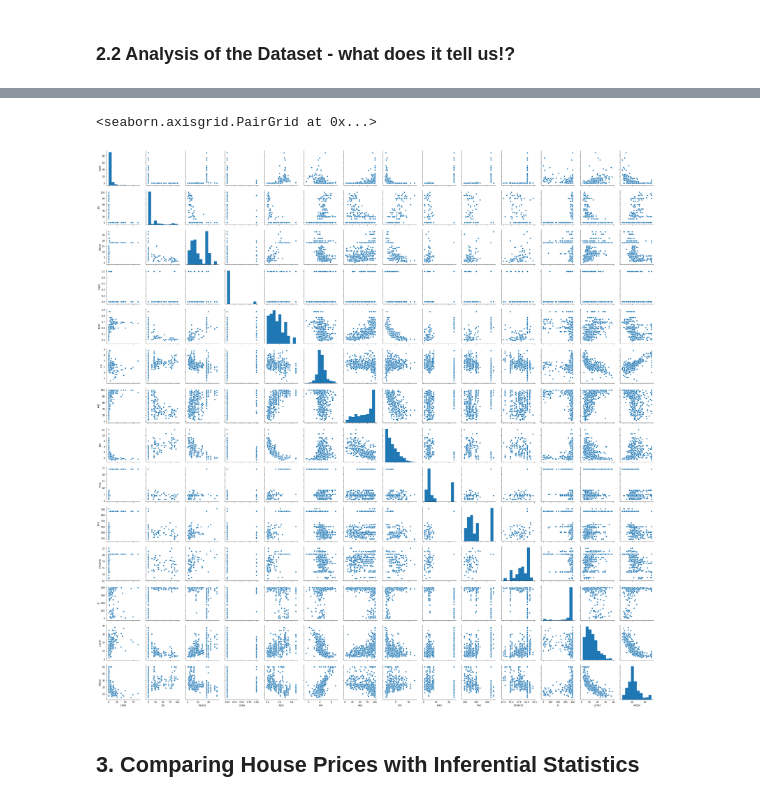
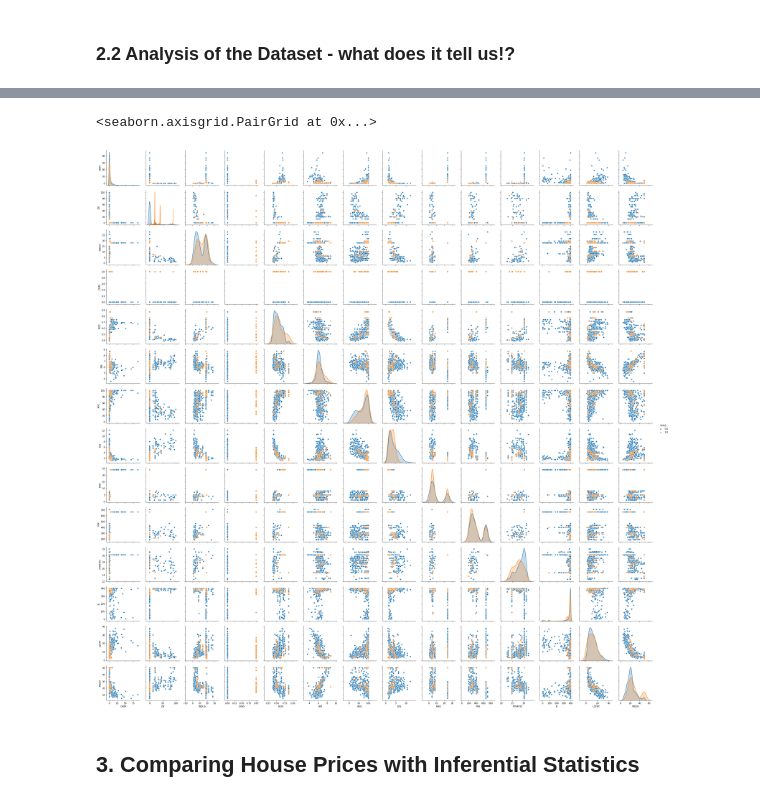
Before and after one commit to shkyler/gmit-mls-project, a Jupyter notebook: boston-housing.ipynb, the cells around one changed output, grey strips where cells are left out. Drawn from its saved outputs; the diff is of its cells as text; code cells hidden in the pictures.

```diff
--- a/boston-housing.ipynb
+++ b/boston-housing.ipynb
@@ -79,6 +81,9 @@ df.describe(include='all')
 | 75% | 3.677083 | 12.500000 | 18.100000 | 0.000000 | 0.624000 | 6.623500 | 94.075000 | 5.188425 | 24.000000 | 666.000000 | 20.200000 | ... |
 | max | 88.976200 | 100.000000 | 27.740000 | 1.000000 | 0.871000 | 8.780000 | 100.000000 | 12.126500 | 24.000000 | 711.000000 | 22.000000 | ... |
 # %%
+
+# Resize the plotting window to make it easier to read (https://stackoverflow.com/questions/36367986/how-to-make-inline-plots-in-jupyter-notebook-larger)
+plt.rcParams['figure.figsize'] = [12, 12]
 # define the correlations between the data columns in the set
 # https://pandas.pydata.org/pandas-docs/stable/reference/api/pandas.DataFrame.corr.html
 corr = df.corr()
@@ -91,9 +96,9 @@ sns.heatmap(corr, vmin=-1, vmax=1, center=0,cmap=sns.diverging_palette(20, 220,
 # %%
 # pair plot to visualise the correlations
-sns.pairplot(df)
+sns.pairplot(df, hue='CHAS')
 # %% [output]
 <seaborn.axisgrid.PairGrid at 0x...>
-[figure, old version]
+[figure, new version]
 # %% [markdown]
 ## 3. Comparing House Prices with Inferential Statistics
 # %% [markdown]
```
Also changed, not shown: parts of 3 cells of this notebook.
